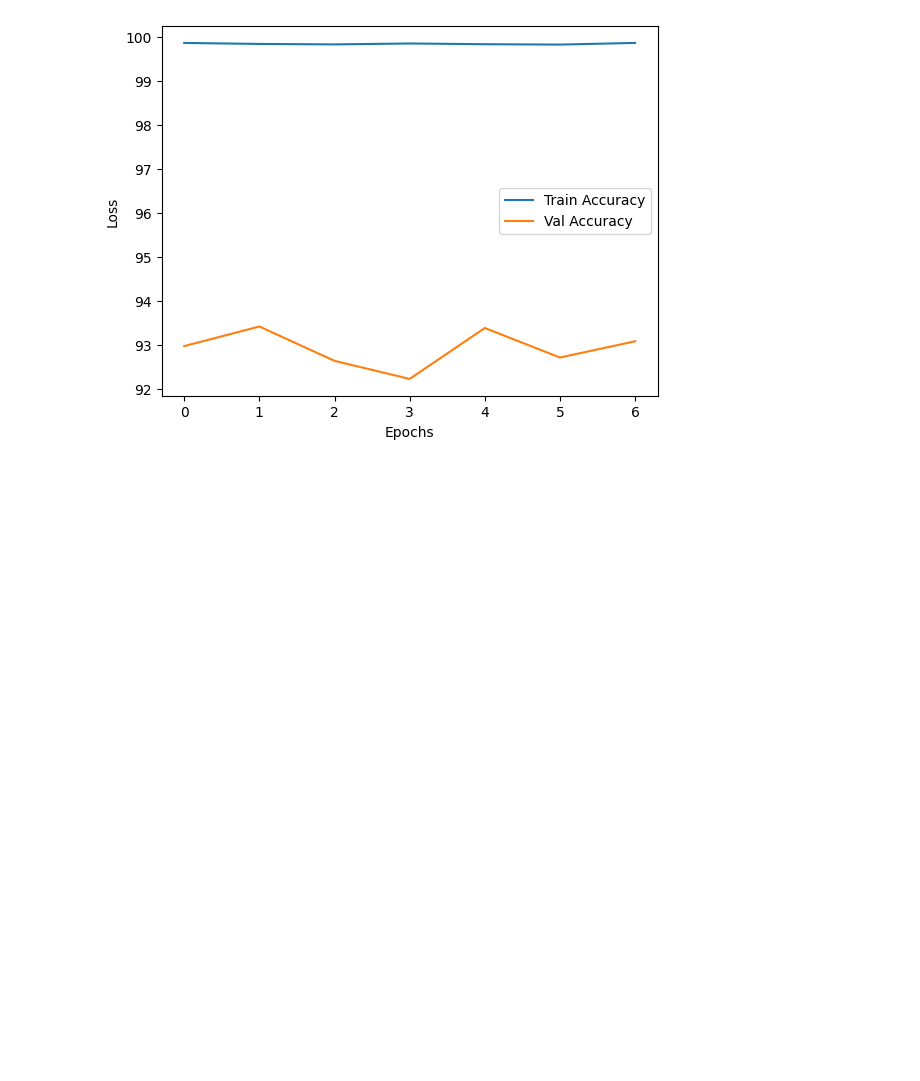
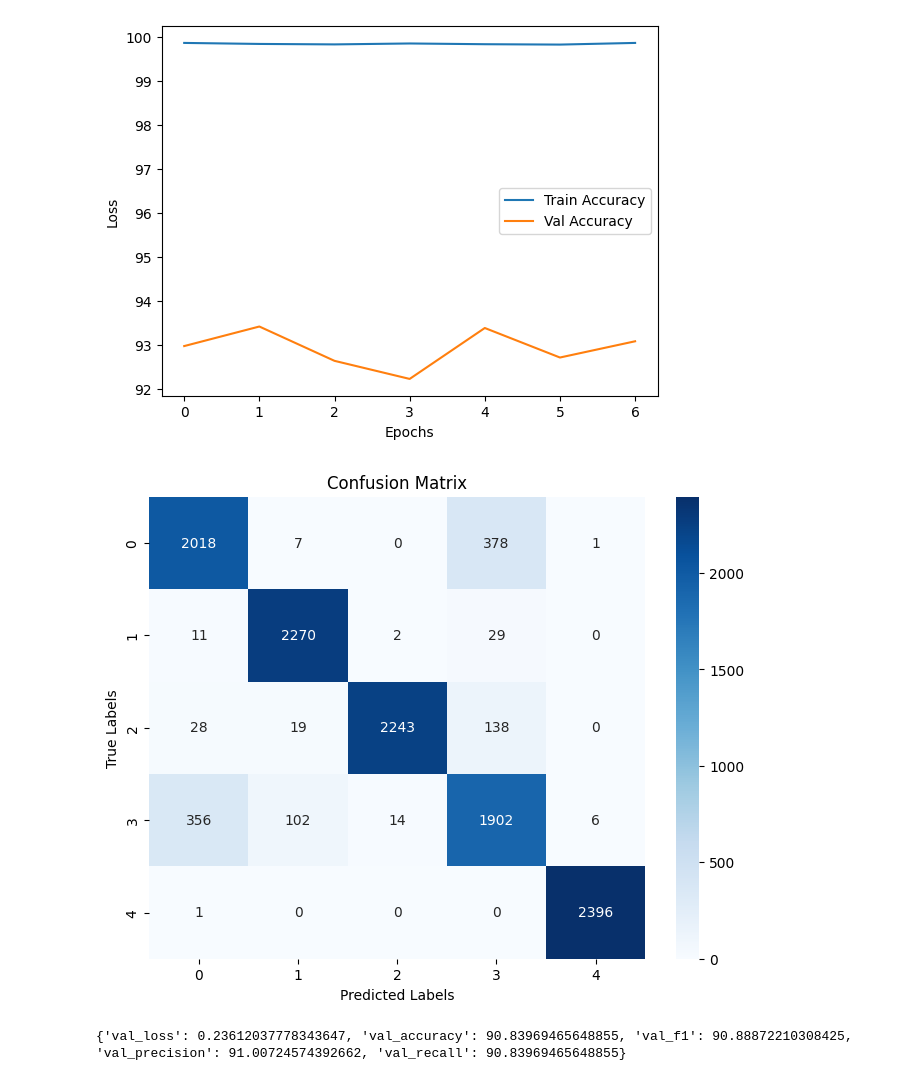
Before and after one commit to Syeda-Areeba/Malicious-URL-Classification, a Jupyter notebook: DL Models.ipynb, the cells around one changed output. Saved outputs shown, nothing was run; the diff lists cells and outputs as text; code cells hidden in the pictures; blank space fills up the shorter version.

```diff
--- a/DL Models.ipynb
+++ b/DL Models.ipynb
@@ -972,0 +1024,11 @@ plt.show()
+# %%
+model = URLClassifierCNN(len(vocab), len(numerical_columns), num_classes)
+model.load_state_dict(torch.load('./Models/best_cnn.pth', map_location=device))
+model.to(device)
+model.eval()
+
+results = evaluate_model(model, test_dataset, vocab, numerical_columns, num_classes)
+print(results)
+# %% [output]
+[figure, added]
+{'val_loss': 0.23612037778343647, 'val_accuracy': 90.83969465648855, 'val_f1': 90.88872210308425, 'val_precision': 91.00724574392662, 'val_recall': 90.83969465648855}
```
Also changed, not shown: parts of 2 cells of this notebook.
